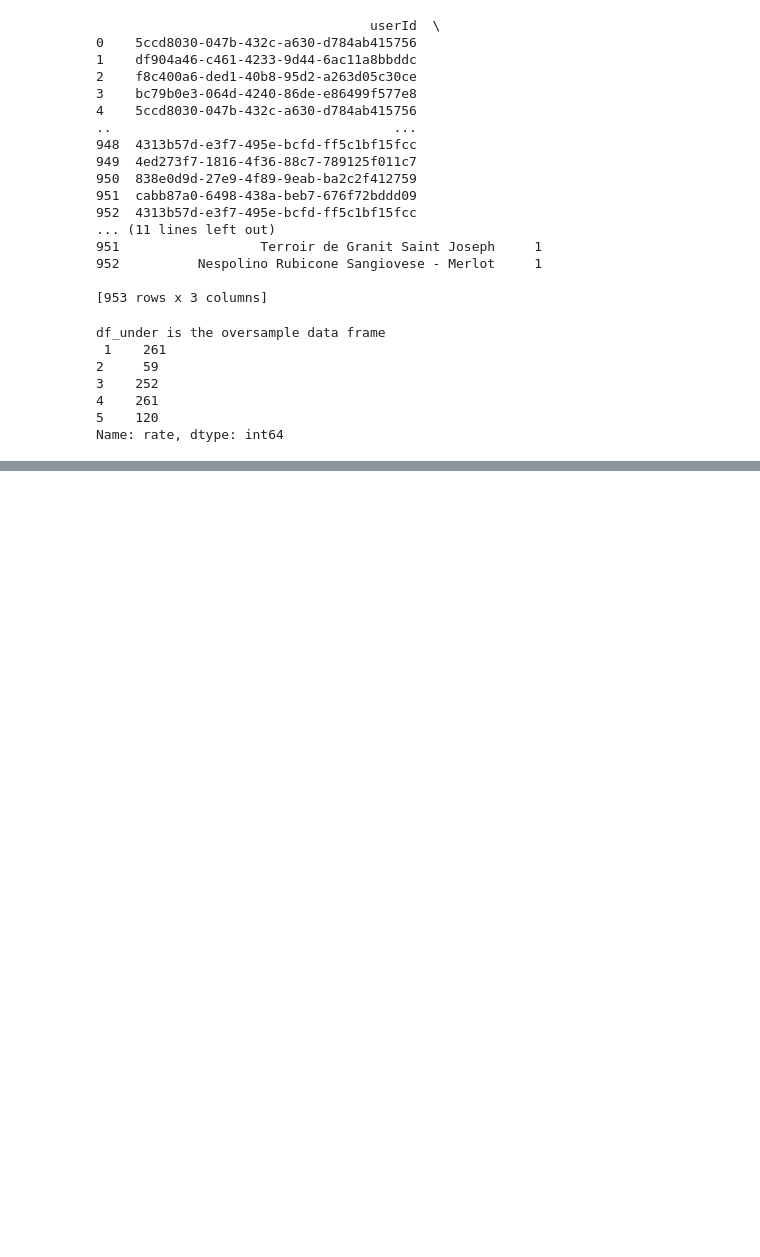
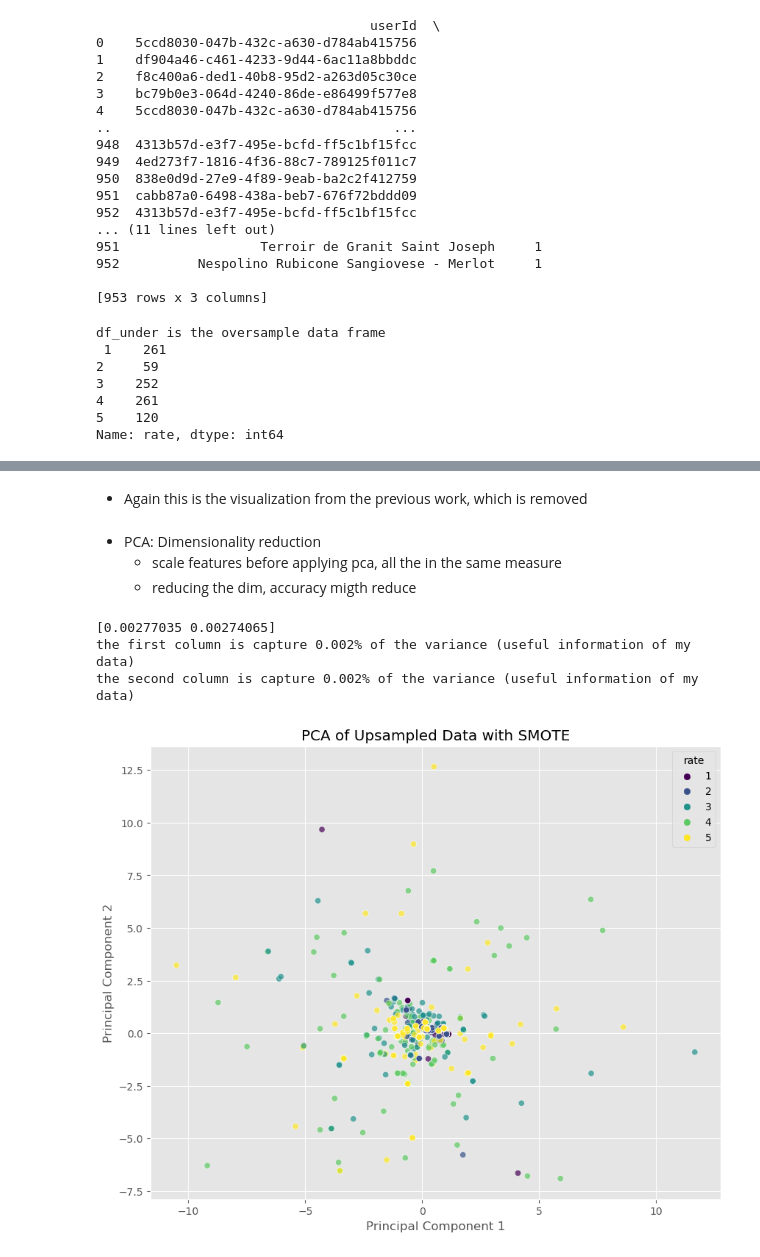
Before and after one commit to brunobonaiuto/collaborativeFiltering, a Jupyter notebook: src/handling_with_imbalance.ipynb, the cells around one changed output, grey strips where cells are left out. Saved outputs shown, nothing was run; the diff lists cells and outputs as text; code cells hidden in the pictures; blank space fills up the shorter version.

```diff
--- a/src/handling_with_imbalance.ipynb
+++ b/src/handling_with_imbalance.ipynb
@@ -678,0 +800,2 @@ Name: rate, dtype: int64
+# %% [markdown]
+* Again this is the visualization from the previous work, which is removed
@@ -678,0 +823,63 @@ Name: rate, dtype: int64
+# %% [markdown]
+* PCA: Dimensionality reduction
+    * scale features before applying pca, all the in the same measure
+    * reducing the dim, accuracy migth reduce
+# %%
+import pandas as pd
+import matplotlib.pyplot as plt
+import seaborn as sns
+from sklearn.decomposition import PCA
+from sklearn.preprocessing import StandardScaler
+
+# Load the upsampled dataset
+upsampled_df_smote2 = pd.read_csv('/home/bbruno/all_here/python course/vinnie/data/cleaned_data/upsampled_df_smote_auto.csv')
+
+# Extract the target column
+y_pca = upsampled_df_smote2['rate']  # replace 'target' with the name of your target column
+
+# # Drop 'userId' and target column
+# X_pca = upsampled_df_smote2.drop(['userId', 'rate'], axis=1)  # replace 'target' with the name of your target column
+# Drop the target column (rate)
+X_pca = upsampled_df_smote2.drop(['rate'], axis=1)
+
+# # Convert 'wine' column to categorical
+# X_pca['wine'] = X_pca['wine'].astype('category')
+# Convert 'wine' and 'userId' columns to categorical
+X_pca[['wine', 'userId']] = X_pca[['wine', 'userId']].astype('category')
+
+
+# # Apply one-hot encoding --> since the PCA works only with numbers
+# X_pca = pd.get_dummies(X_pca, columns=['wine'])
+# Apply one-hot encoding
+X_pca = pd.get_dummies(X_pca, columns=['wine', 'userId'])
+
+# Now you can standardize and apply PCA
+scaler = StandardScaler()
+X_pca_std = scaler.fit_transform(X_pca)
+
+# will calculate new features in this case 2
+pca = PCA(n_components= 2)
+X_pca_transformed = pca.fit_transform(X_pca_std)
+
+# Create a DataFrame with the PCA components
+pca_df = pd.DataFrame(data=X_pca_transformed, columns=['PC1', 'PC2'])
+pca_df['rate'] = y_pca.values
+
+#explained variance ratio
+print(pca.explained_variance_ratio_)
+print("the first column is capture 0.002% of the variance (useful information of my data)")
+print("the second column is capture 0.002% of the variance (useful information of my data)")
+# %% [output]
+[0.00277035 0.00274065]
+the first column is capture 0.002% of the variance (useful information of my data)
+the second column is capture 0.002% of the variance (useful information of my data)
+# %%
+# Plot the PCA
+plt.figure(figsize=(10, 8))
+sns.scatterplot(x='PC1', y='PC2', hue='rate', data=pca_df, palette='viridis', alpha=0.7)
+plt.title('PCA of Upsampled Data with SMOTE')
+plt.xlabel('Principal Component 1')
+plt.ylabel('Principal Component 2')
+plt.show()
+# %% [output]
+[figure, added]
```
Also changed, not shown: parts of 9 cells of this notebook, 29 other files.
